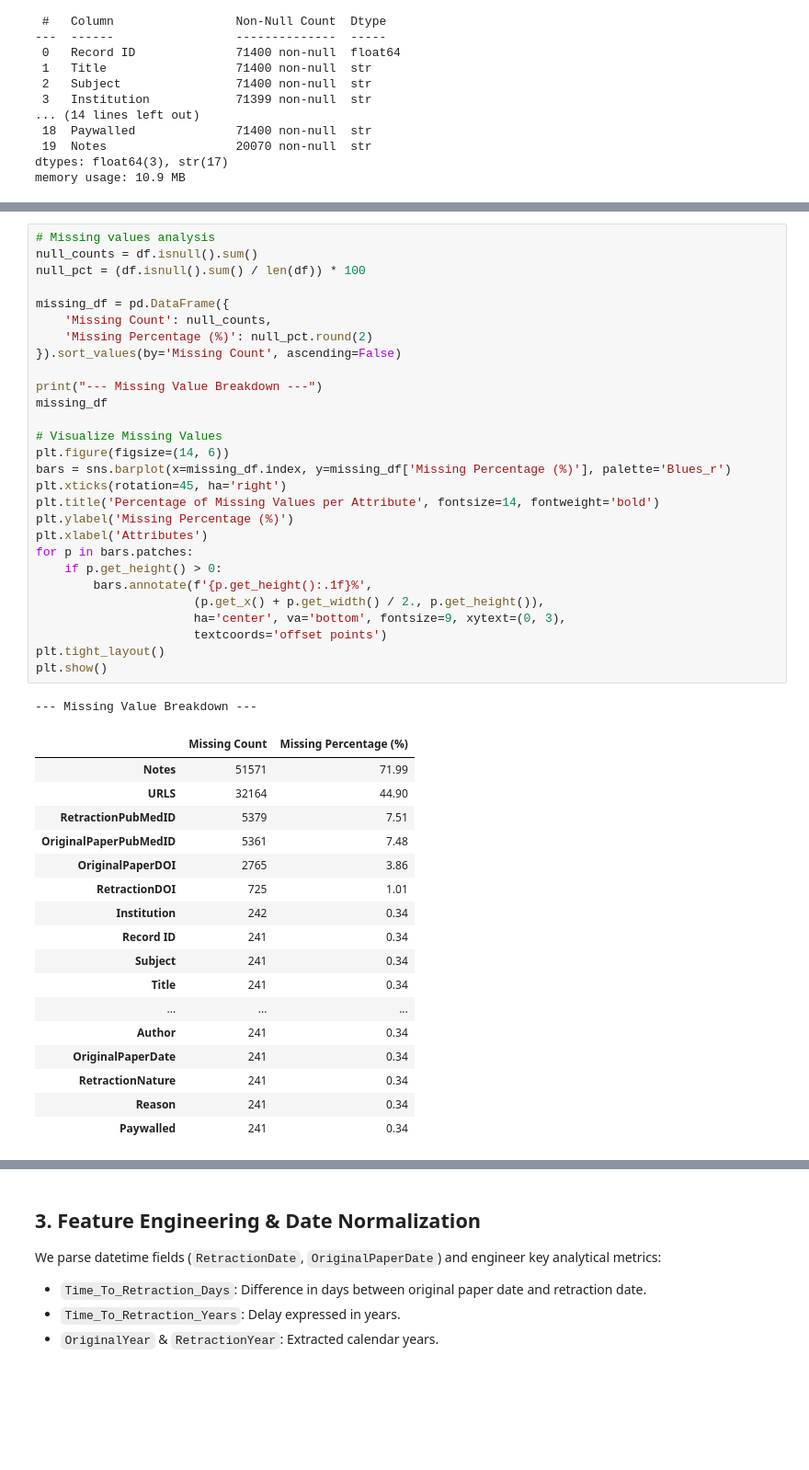
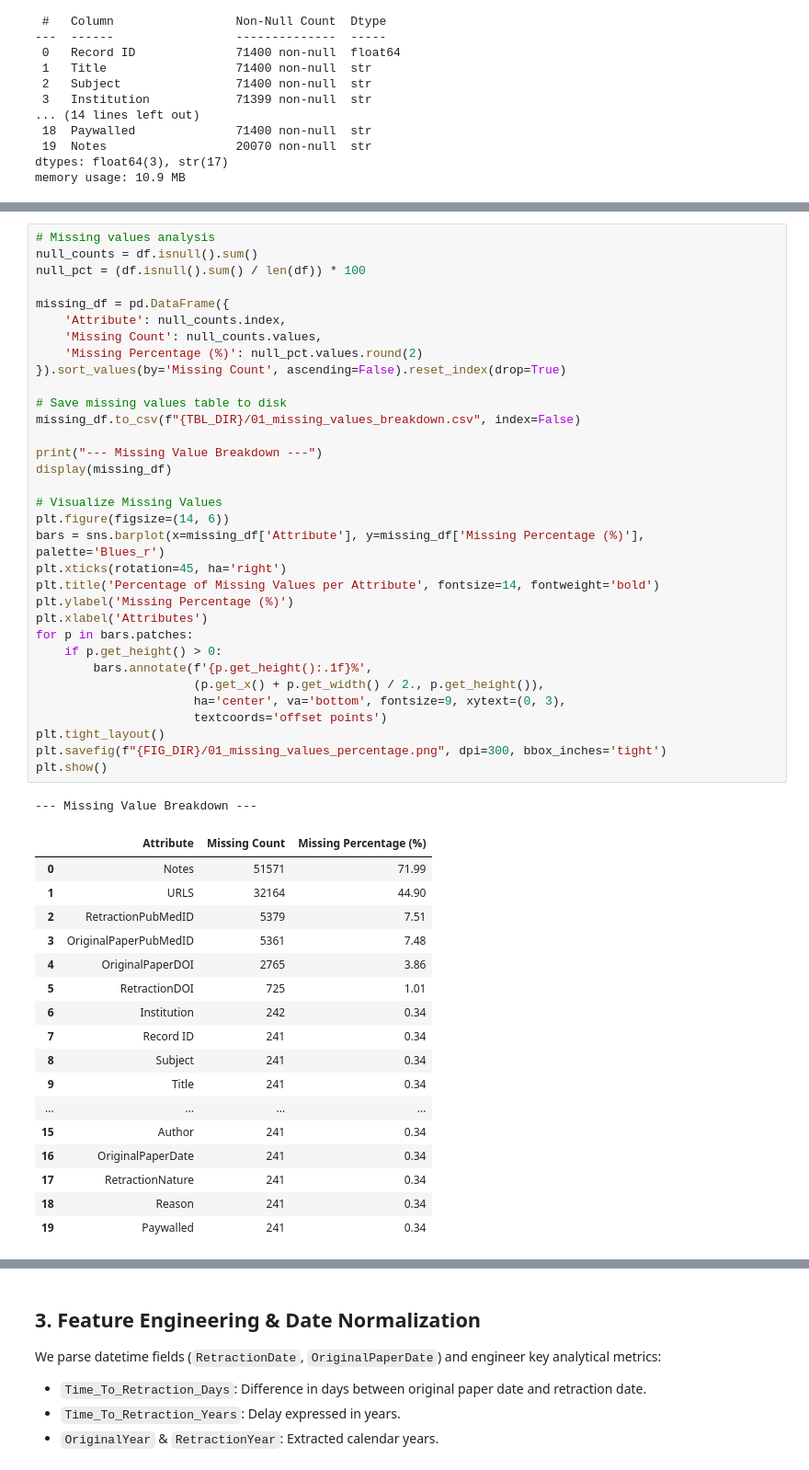
Before and after one commit to neutr0nslayer/Retraction-Watch-EDA-Data-Quality-Audit, a Jupyter notebook: retraction_watch_eda.ipynb, the cells around one changed output, grey strips where cells are left out. Shown at 92% size. Saved outputs shown, nothing was run; the diff lists cells and outputs as text; blank space fills up the shorter version.

```diff
--- a/retraction_watch_eda.ipynb
+++ b/retraction_watch_eda.ipynb
@@ -105,50 +82,55 @@ In this section, we thoroughly inspect the dataset for:
 # %%
 # Missing values analysis
 null_counts = df.isnull().sum()
 null_pct = (df.isnull().sum() / len(df)) * 100
 
 missing_df = pd.DataFrame({
-    'Missing Count': null_counts,
-    'Missing Percentage (%)': null_pct.round(2)
-}).sort_values(by='Missing Count', ascending=False)
+    'Attribute': null_counts.index,
+    'Missing Count': null_counts.values,
+    'Missing Percentage (%)': null_pct.values.round(2)
+}).sort_values(by='Missing Count', ascending=False).reset_index(drop=True)
+
+# Save missing values table to disk
+missing_df.to_csv(f"{TBL_DIR}/01_missing_values_breakdown.csv", index=False)
 
 print("--- Missing Value Breakdown ---")
-missing_df
+display(missing_df)
 
 # Visualize Missing Values
 plt.figure(figsize=(14, 6))
-bars = sns.barplot(x=missing_df.index, y=missing_df['Missing Percentage (%)'], palette='Blues_r')
+bars = sns.barplot(x=missing_df['Attribute'], y=missing_df['Missing Percentage (%)'], palette='Blues_r')
 plt.xticks(rotation=45, ha='right')
 plt.title('Percentage of Missing Values per Attribute', fontsize=14, fontweight='bold')
 plt.ylabel('Missing Percentage (%)')
 plt.xlabel('Attributes')
 for p in bars.patches:
     if p.get_height() > 0:
         bars.annotate(f'{p.get_height():.1f}%',
                       (p.get_x() + p.get_width() / 2., p.get_height()),
                       ha='center', va='bottom', fontsize=9, xytext=(0, 3),
                       textcoords='offset points')
 plt.tight_layout()
+plt.savefig(f"{FIG_DIR}/01_missing_values_percentage.png", dpi=300, bbox_inches='tight')
 plt.show()
 # %% [output]
 --- Missing Value Breakdown ---
-|  | Missing Count | Missing Percentage (%) |
-| Notes | 51571 | 71.99 |
-| URLS | 32164 | 44.90 |
-| RetractionPubMedID | 5379 | 7.51 |
-| OriginalPaperPubMedID | 5361 | 7.48 |
-| OriginalPaperDOI | 2765 | 3.86 |
-| RetractionDOI | 725 | 1.01 |
-| Institution | 242 | 0.34 |
-| Record ID | 241 | 0.34 |
-| Subject | 241 | 0.34 |
-| Title | 241 | 0.34 |
-| ... | ... | ... |
-| Author | 241 | 0.34 |
-| OriginalPaperDate | 241 | 0.34 |
-| RetractionNature | 241 | 0.34 |
-| Reason | 241 | 0.34 |
-| Paywalled | 241 | 0.34 |
+|  | Attribute | Missing Count | Missing Percentage (%) |
+| 0 | Notes | 51571 | 71.99 |
+| 1 | URLS | 32164 | 44.90 |
+| 2 | RetractionPubMedID | 5379 | 7.51 |
+| 3 | OriginalPaperPubMedID | 5361 | 7.48 |
+| 4 | OriginalPaperDOI | 2765 | 3.86 |
+| 5 | RetractionDOI | 725 | 1.01 |
+| 6 | Institution | 242 | 0.34 |
+| 7 | Record ID | 241 | 0.34 |
+| 8 | Subject | 241 | 0.34 |
+| 9 | Title | 241 | 0.34 |
+| ... | ... | ... | ... |
+| 15 | Author | 241 | 0.34 |
+| 16 | OriginalPaperDate | 241 | 0.34 |
+| 17 | RetractionNature | 241 | 0.34 |
+| 18 | Reason | 241 | 0.34 |
+| 19 | Paywalled | 241 | 0.34 |
 [figure]
 # %%
 # Duplication checks
```
Also changed, not shown: parts of 41 cells of this notebook, 52 other files.
